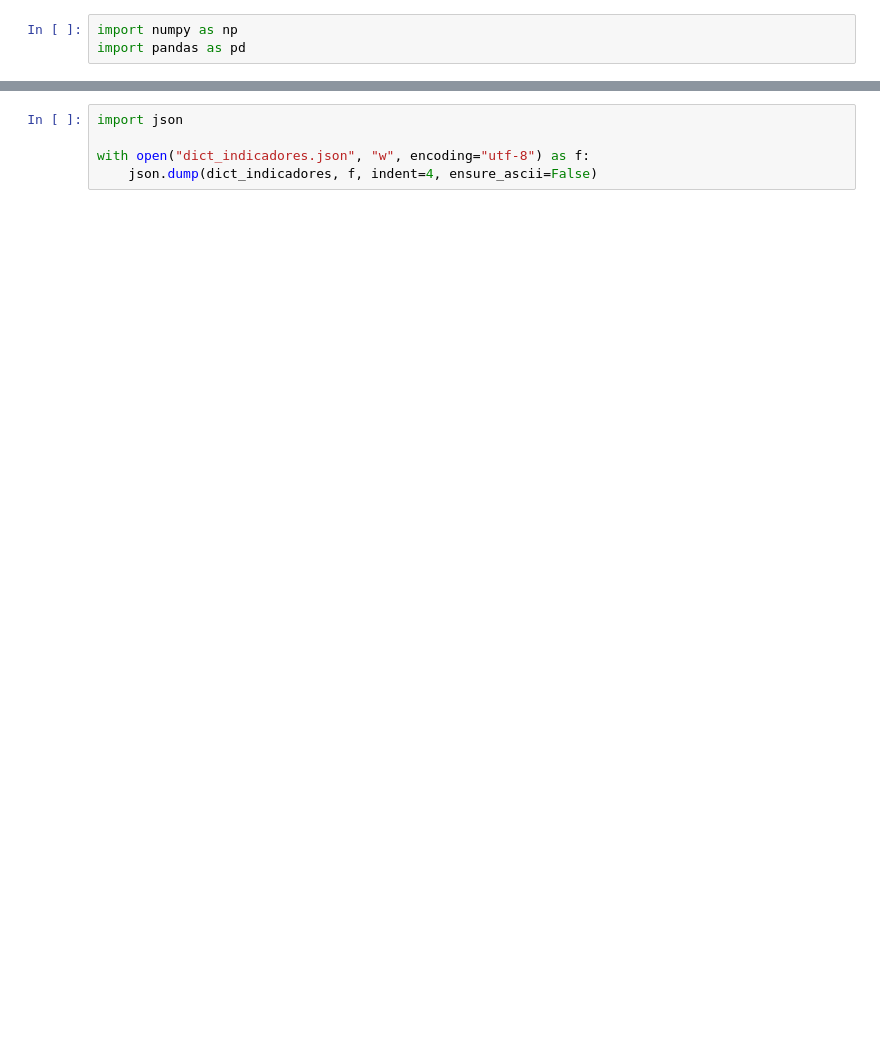
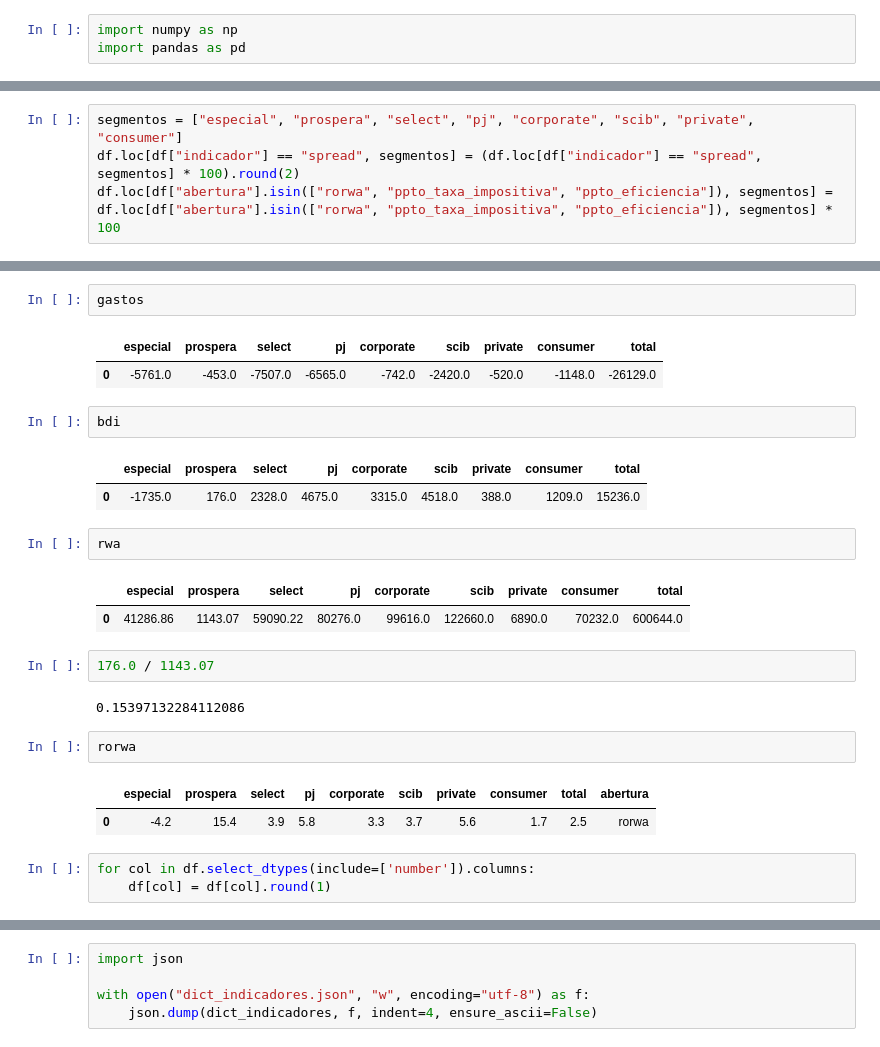
Before and after one commit to caiquefilipini/simulador_financas, a Jupyter notebook: tratar_dados.ipynb, the cells around one changed output, grey strips where cells are left out. Saved outputs shown, nothing was run; the diff lists cells and outputs as text; blank space fills up the shorter version.

```diff
--- a/tratar_dados.ipynb
+++ b/tratar_dados.ipynb
@@ -168,0 +33,4 @@ for segmento in segmentos:
+# %%
+segmentos = ["especial", "prospera", "select", "pj", "corporate", "scib", "private", "consumer"]
+df.loc[df["indicador"] == "spread", segmentos] = (df.loc[df["indicador"] == "spread", segmentos] * 100).round(2)
+df.loc[df["abertura"].isin(["rorwa", "ppto_taxa_impositiva", "ppto_eficiencia"]), segmentos] = df.loc[df["abertura"].isin(["rorwa", "ppto_taxa_impositiva", "ppto_eficiencia"]), segmentos] * 100
@@ -168,0 +76,27 @@ for segmento in segmentos:
+# %%
+gastos
+# %% [output]
+|  | especial | prospera | select | pj | corporate | scib | private | consumer | total |
+| 0 | -5761.0 | -453.0 | -7507.0 | -6565.0 | -742.0 | -2420.0 | -520.0 | -1148.0 | -26129.0 |
+# %%
+bdi
+# %% [output]
+|  | especial | prospera | select | pj | corporate | scib | private | consumer | total |
+| 0 | -1735.0 | 176.0 | 2328.0 | 4675.0 | 3315.0 | 4518.0 | 388.0 | 1209.0 | 15236.0 |
+# %%
+rwa
+# %% [output]
+|  | especial | prospera | select | pj | corporate | scib | private | consumer | total |
+| 0 | 41286.86 | 1143.07 | 59090.22 | 80276.0 | 99616.0 | 122660.0 | 6890.0 | 70232.0 | 600644.0 |
+# %%
+176.0 / 1143.07
+# %% [output]
+0.15397132284112086
+# %%
+rorwa
+# %% [output]
+|  | especial | prospera | select | pj | corporate | scib | private | consumer | total | abertura |
+| 0 | -4.2 | 15.4 | 3.9 | 5.8 | 3.3 | 3.7 | 5.6 | 1.7 | 2.5 | rorwa |
+# %%
+for col in df.select_dtypes(include=['number']).columns:
+    df[col] = df[col].round(1)
```
Also changed, not shown: parts of 44 cells of this notebook, 15 other files.
